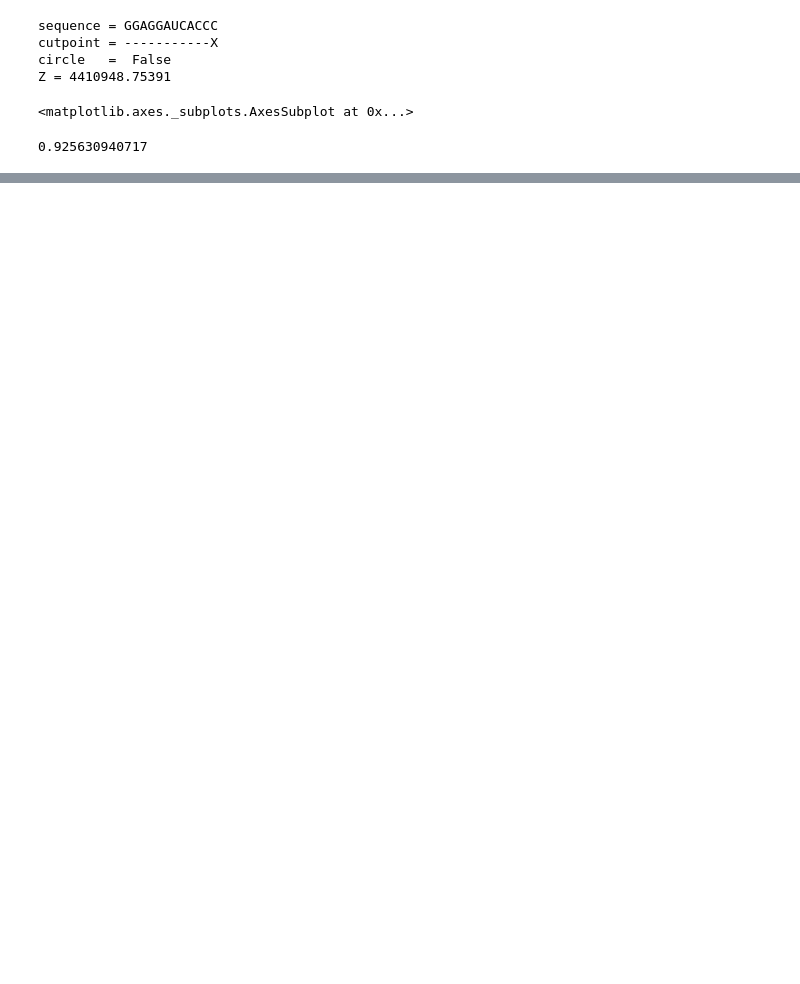
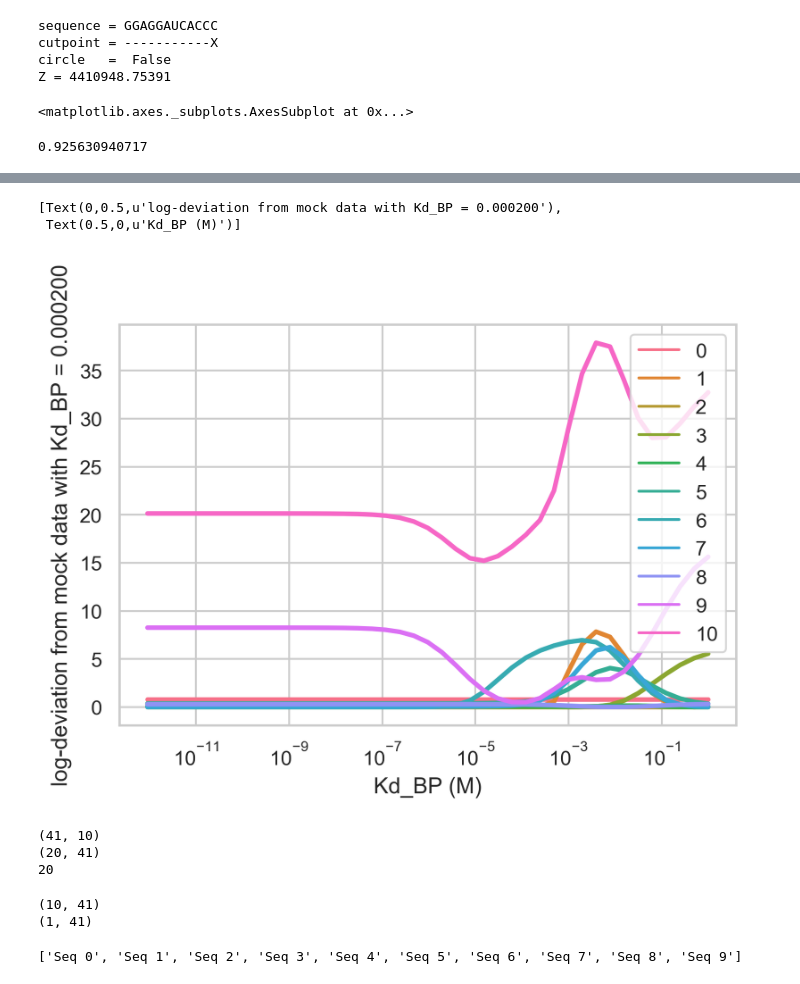
Before and after one commit to mekhub/alphafold, a Jupyter notebook: Alphafold2_MS2_bpp.ipynb, the cells around one changed output, grey strips where cells are left out. Cells and saved outputs as stored; diff of their text form; code cells hidden in the pictures; blank space fills up the shorter version.

```diff
--- a/Alphafold2_MS2_bpp.ipynb
+++ b/Alphafold2_MS2_bpp.ipynb
@@ -107,0 +119,11 @@ g.set(xlabel='Kd_BP (M)',ylabel='bpp, relative to control' )
+# %%
+#What if I had measurements of the MS2 Kd's, i.e. log( bpp/ bpp_CONTROL ) to within a factor of 2 (~0.5 in log space)
+target_bpp_rel = np.zeros( len( test_sequences ))
+target_Kd_BP = 0.0002
+for (n,test_sequence) in enumerate(test_sequences):
+    params.Kd_BP = target_Kd_BP
+    (Z, bpp, Z_final ) = partition( test_sequence, params )
+    (i,j) = find_MS2( test_sequence )
+    target_bpp_rel[n] = bpp[i][j]
+target_bpp_rel = target_bpp_rel / target_bpp_rel[0]
+print target_bpp_rel
@@ -107,0 +148,36 @@ g.set(xlabel='Kd_BP (M)',ylabel='bpp, relative to control' )
+# %%
+log_expt_bpp_rel = np.log(target_bpp_rel) +  1*np.random.randn( len(target_bpp_rel) ) # random jitter by 1 kT
+log_deviation = np.log( d )  - np.tile(log_expt_bpp_rel, [d.shape[1],1]).transpose()
+error = log_deviation**2
+error_sum = np.sum( error, axis=0, keepdims=True )+10
+f, ax = plt.subplots(dpi=300)
+data = pd.DataFrame( np.concatenate( [error, error_sum] ), columns = Kd_BPs ) #, index = test_sequences )
+
+g = sns.lineplot( data = data.transpose(), dashes=False,linewidth=2.5 )
+g.set_xscale( 'log' )
+g.set_yscale( 'linear' )
+g.set(xlabel='Kd_BP (M)',ylabel='log-deviation from mock data with Kd_BP = %f' % target_Kd_BP )
+# %% [output]
+[Text(0,0.5,u'log-deviation from mock data with Kd_BP = 0.000200'),
+ Text(0.5,0,u'Kd_BP (M)')]
+[figure, added]
+# %%
+x = np.tile(np.log( target_bpp_rel ), [d.shape[1],1])
+print x.shape
+print d.shape
+print len( all_bpps )
+# %% [output]
+(41, 10)
+(20, 41)
+20
+# %%
+print error.shape
+print error_sum.shape
+# %% [output]
+(10, 41)
+(1, 41)
+# %%
+sequence_labels = ['Seq %d' % i for i in range(len(test_sequences))]
+print sequence_labels
+# %% [output]
+['Seq 0', 'Seq 1', 'Seq 2', 'Seq 3', 'Seq 4', 'Seq 5', 'Seq 6', 'Seq 7', 'Seq 8', 'Seq 9']
```
Also changed, not shown: parts of 6 cells of this notebook, 2 other files.
